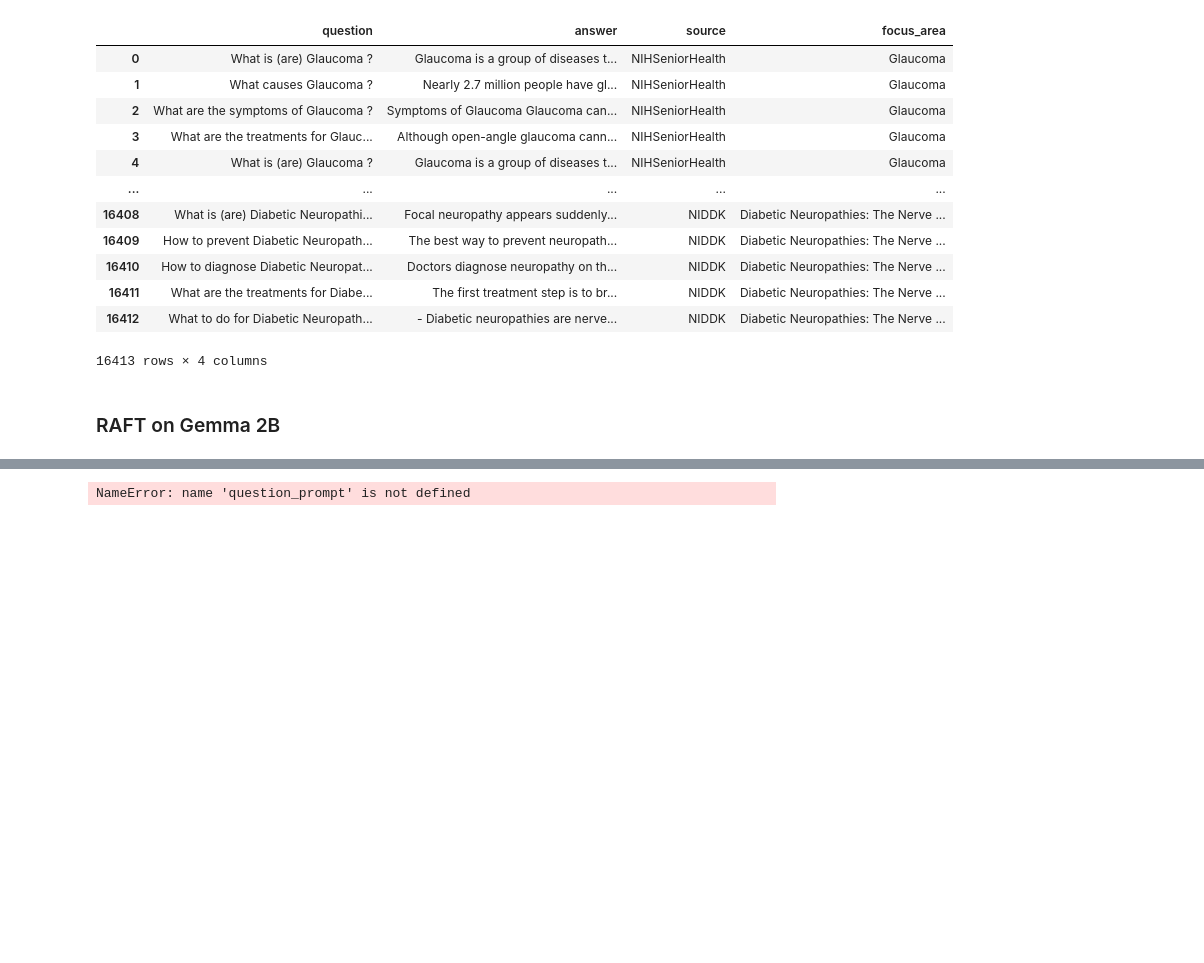
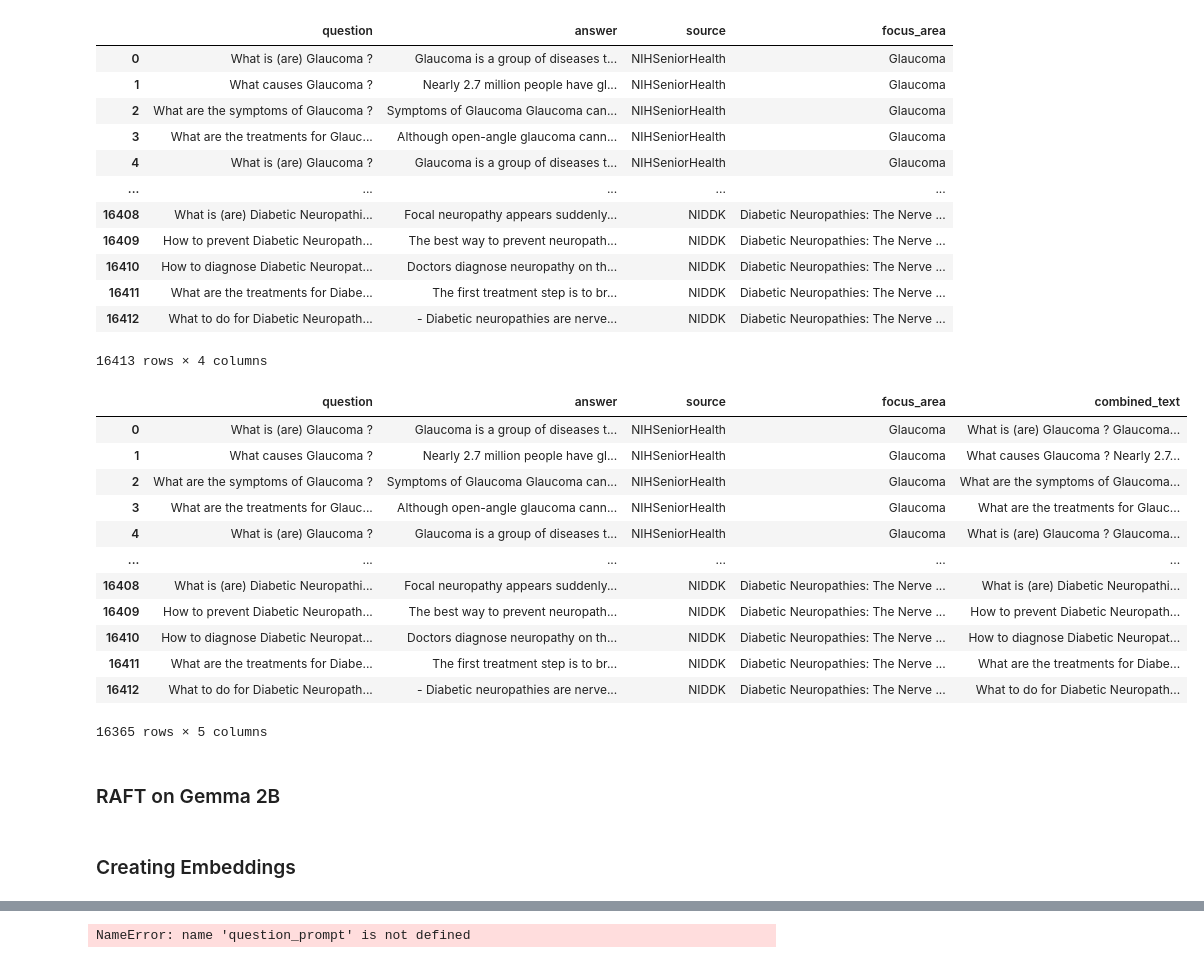
Before and after one commit to VamshiKrsna/medic.ai, a Jupyter notebook: research/RAFTResearch.ipynb, the cells around one changed output, grey strips where cells are left out. Saved outputs shown, nothing was run; the diff lists cells and outputs as text; code cells hidden in the pictures; blank space fills up the shorter version.

```diff
--- a/research/RAFTResearch.ipynb
+++ b/research/RAFTResearch.ipynb
@@ -71,6 +71,27 @@ data
 | 16411 | What are the treatments for Diabe... | The first treatment step is to br... | NIDDK | Diabetic Neuropathies: The Nerve ... |
 | 16412 | What to do for Diabetic Neuropath... | - Diabetic neuropathies are nerve... | NIDDK | Diabetic Neuropathies: The Nerve ... |
 16413 rows × 4 columns
+# %%
+data = data.drop_duplicates()
+data['combined_text'] = data['question'] + " " + data["answer"]
+data['combined_text'] = data["combined_text"].str.replace('\n', ' ', regex=True)
+data['combined_text'] = data['combined_text'].str.replace('  ', ' ')
+data['combined_text']
+data
+# %% [output]
+|  | question | answer | source | focus_area | combined_text |
+| 0 | What is (are) Glaucoma ? | Glaucoma is a group of diseases t... | NIHSeniorHealth | Glaucoma | What is (are) Glaucoma ? Glaucoma... |
+| 1 | What causes Glaucoma ? | Nearly 2.7 million people have gl... | NIHSeniorHealth | Glaucoma | What causes Glaucoma ? Nearly 2.7... |
+| 2 | What are the symptoms of Glaucoma ? | Symptoms of Glaucoma Glaucoma can... | NIHSeniorHealth | Glaucoma | What are the symptoms of Glaucoma... |
+| 3 | What are the treatments for Glauc... | Although open-angle glaucoma cann... | NIHSeniorHealth | Glaucoma | What are the treatments for Glauc... |
+| 4 | What is (are) Glaucoma ? | Glaucoma is a group of diseases t... | NIHSeniorHealth | Glaucoma | What is (are) Glaucoma ? Glaucoma... |
+| ... | ... | ... | ... | ... | ... |
+| 16408 | What is (are) Diabetic Neuropathi... | Focal neuropathy appears suddenly... | NIDDK | Diabetic Neuropathies: The Nerve ... | What is (are) Diabetic Neuropathi... |
+| 16409 | How to prevent Diabetic Neuropath... | The best way to prevent neuropath... | NIDDK | Diabetic Neuropathies: The Nerve ... | How to prevent Diabetic Neuropath... |
+| 16410 | How to diagnose Diabetic Neuropat... | Doctors diagnose neuropathy on th... | NIDDK | Diabetic Neuropathies: The Nerve ... | How to diagnose Diabetic Neuropat... |
+| 16411 | What are the treatments for Diabe... | The first treatment step is to br... | NIDDK | Diabetic Neuropathies: The Nerve ... | What are the treatments for Diabe... |
+| 16412 | What to do for Diabetic Neuropath... | - Diabetic neuropathies are nerve... | NIDDK | Diabetic Neuropathies: The Nerve ... | What to do for Diabetic Neuropath... |
+16365 rows × 5 columns
 # %% [markdown]
 ### RAFT on Gemma 2B
 # %%
@@ -90,6 +111,8 @@ import gc
 import os
 from dataclasses import dataclass
 from accelerate import Accelerator
+# %% [markdown]
+### Creating Embeddings
 # %%
 from langchain.vectorstores import FAISS
 from langchain.embeddings import HuggingFaceEmbeddings
```
Also changed, not shown: parts of 5 cells of this notebook, 2 other files.
